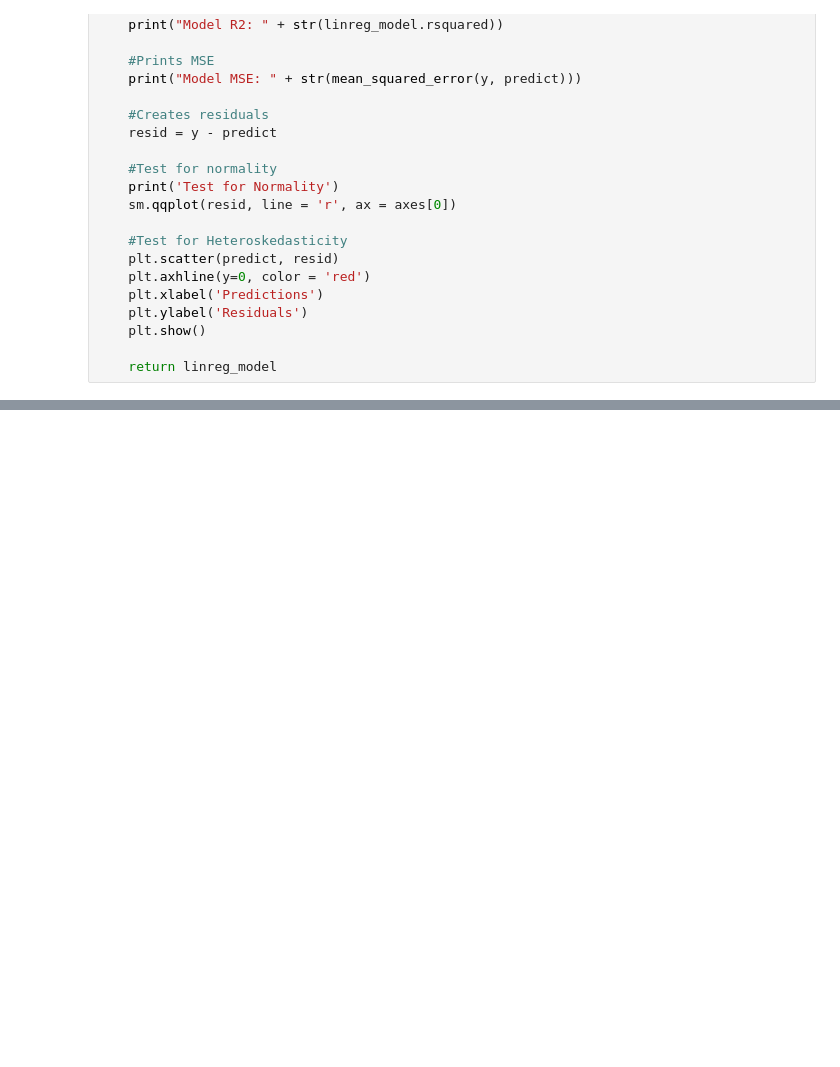
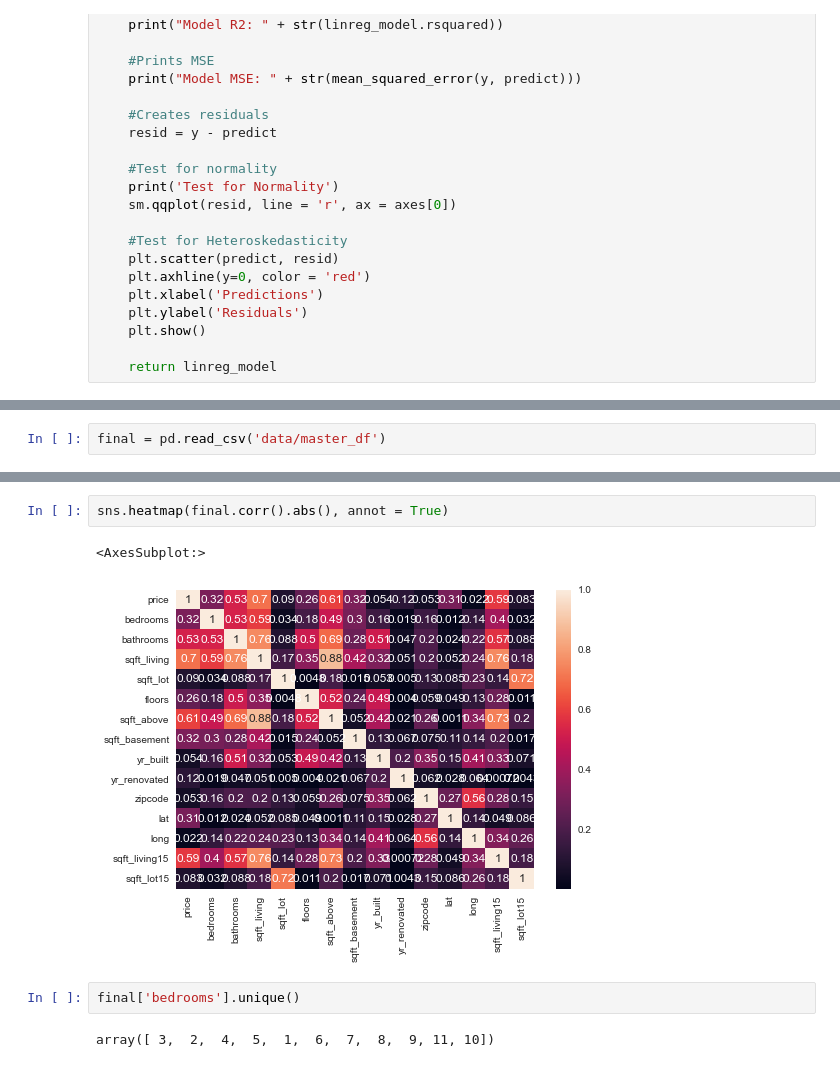
Before and after one commit to Sombrero7/project2, a Jupyter notebook: Kelsey_Workbook.ipynb, the cells around one changed output, grey strips where cells are left out. Saved outputs shown, nothing was run; the diff lists cells and outputs as text; blank space fills up the shorter version.

```diff
--- a/Kelsey_Workbook.ipynb
+++ b/Kelsey_Workbook.ipynb
@@ -209,0 +245,2 @@ def model_maker(X, y):
+# %%
+final = pd.read_csv('data/master_df')
@@ -209,0 +256,9 @@ def model_maker(X, y):
+# %%
+sns.heatmap(final.corr().abs(), annot = True)
+# %% [output]
+<AxesSubplot:>
+[figure, added]
+# %%
+final['bedrooms'].unique()
+# %% [output]
+array([ 3,  2,  4,  5,  1,  6,  7,  8,  9, 11, 10])
```
Also changed, not shown: parts of 11 cells of this notebook.
